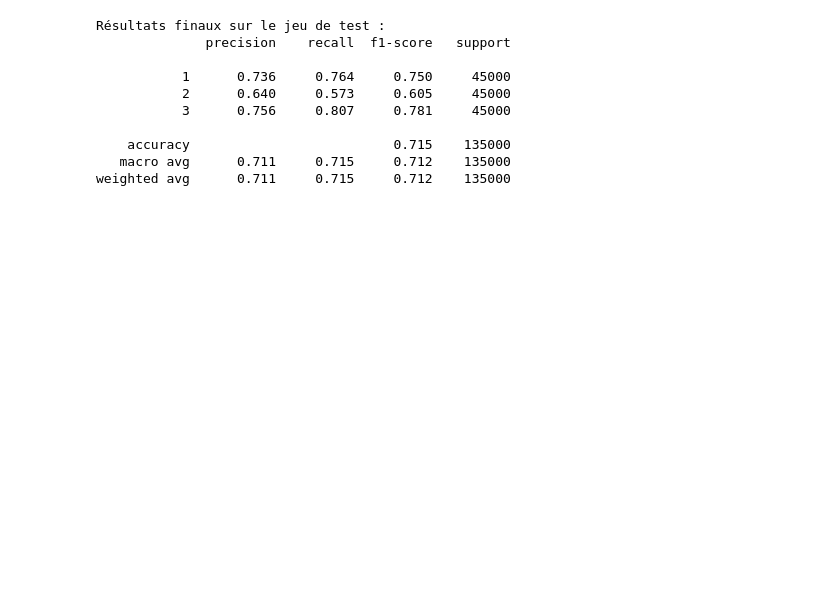
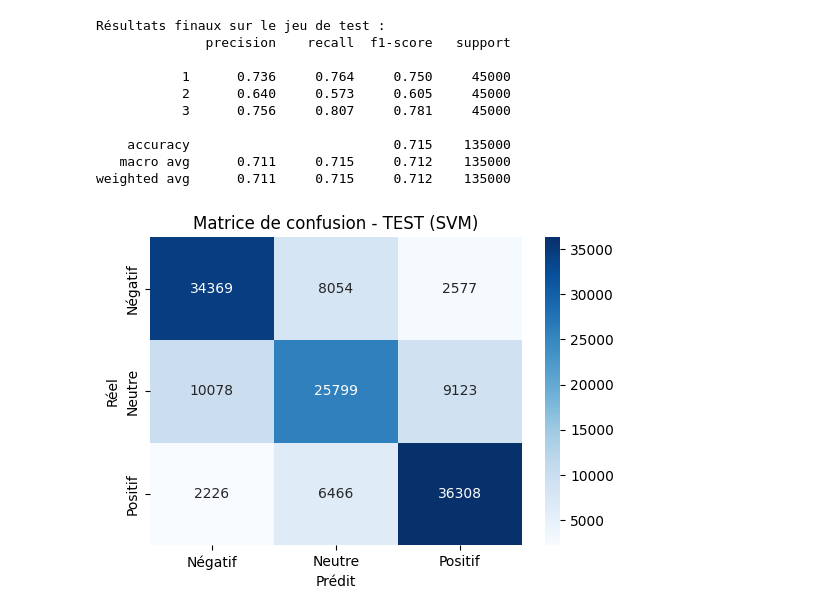
Before and after one commit to mchabanat/NLP-Project, a Jupyter notebook: project.ipynb, the cells around one changed output. Saved outputs shown, nothing was run; the diff lists cells and outputs as text; code cells hidden in the pictures; blank space fills up the shorter version.

```diff
--- a/project.ipynb
+++ b/project.ipynb
@@ -260,7 +254,6 @@ val_df, test_df = train_test_split(temp_df , test_size=0.5, stratify=temp_df ['l
 # %%
 tfidf = TfidfVectorizer(max_features=10000, ngram_range=(1, 2),
-                        max_df=0.95, min_df=5, sublinear_tf=True # on ignore les mots trop fréquents ou trop rares
-                        )
+                        max_df=0.95, min_df=5, sublinear_tf=True) # on ignore les mots trop fréquents ou trop rares
 
 # Apprentissage sur le train
 X_train_tfidf = tfidf.fit_transform(train_df['text_final'])
@@ -438,3 +450,16 @@ Résultats finaux sur le jeu de test :
     accuracy                          0.715    135000
    macro avg      0.711     0.715     0.712    135000
 weighted avg      0.711     0.715     0.712    135000
+# %%
+conf_matrix = confusion_matrix(y_test, y_test_pred)
+
+plt.figure(figsize=(6, 4))
+sns.heatmap(conf_matrix, annot=True, fmt='d', cmap='Blues',
+            xticklabels=['Négatif', 'Neutre', 'Positif'],
+            yticklabels=['Négatif', 'Neutre', 'Positif'])
+plt.xlabel("Prédit")
+plt.ylabel("Réel")
+plt.title("Matrice de confusion - TEST (SVM)")
+plt.show()
+# %% [output]
+[figure, added]
```
Also changed, not shown: parts of 19 cells of this notebook.
